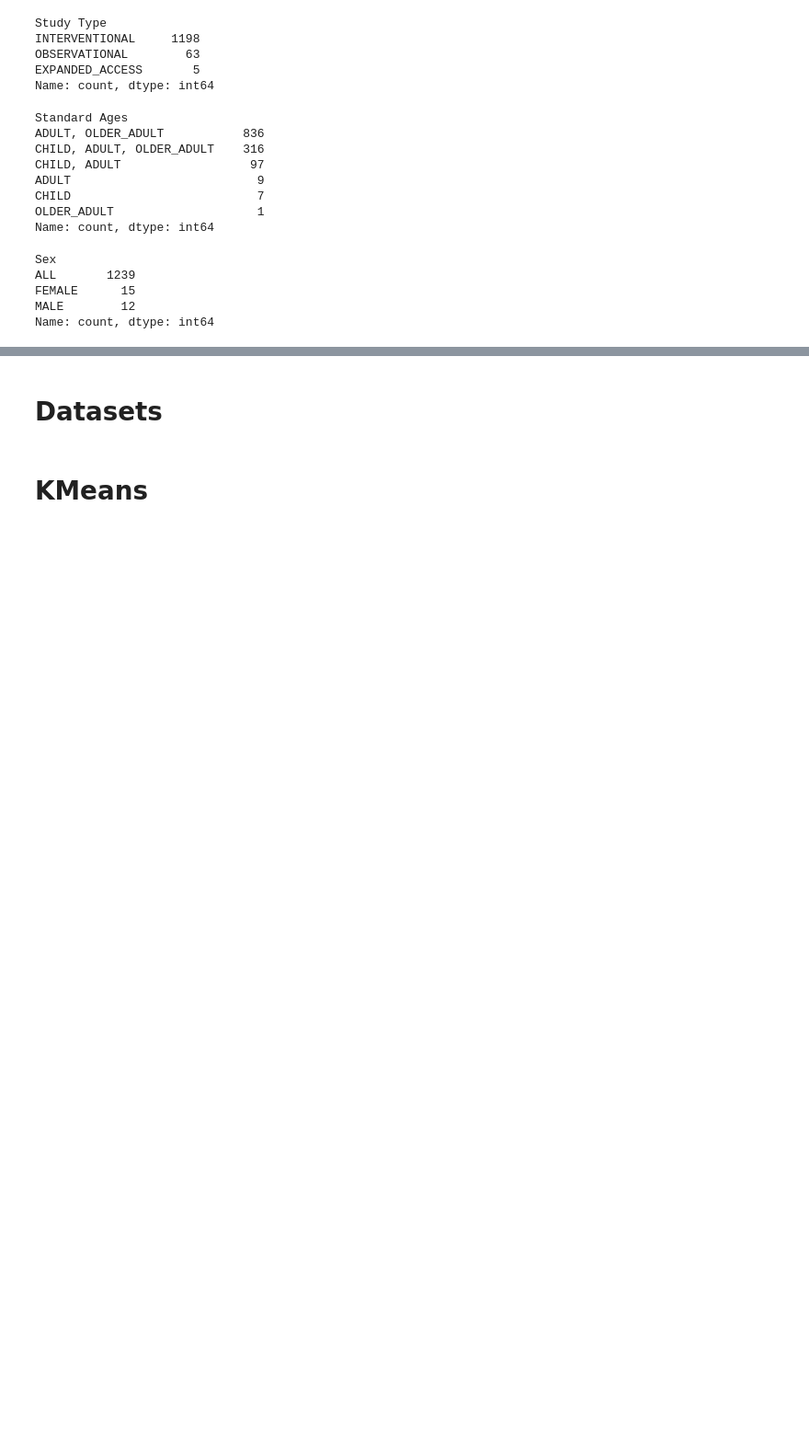
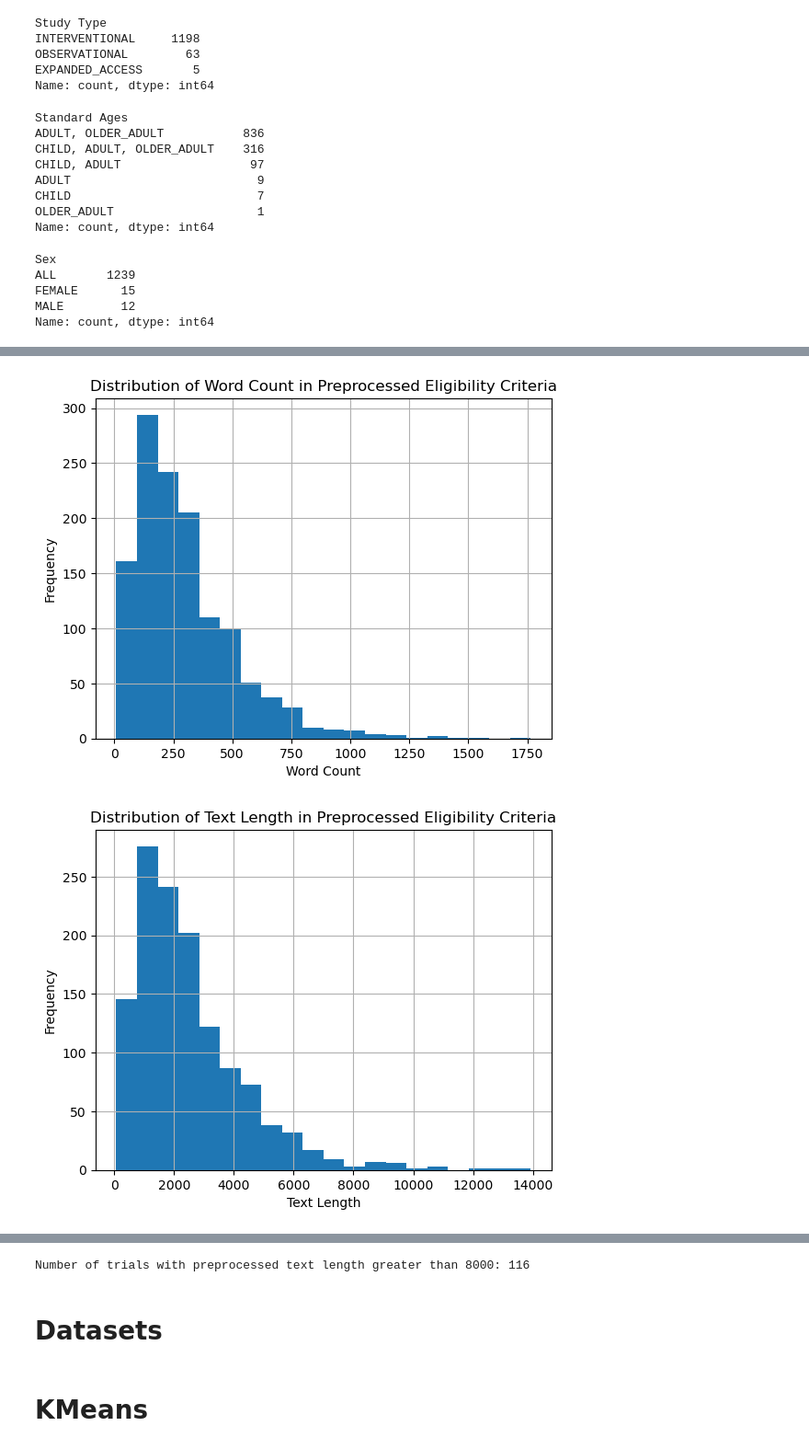
Before and after one commit to Bhanuteja917/ClusteringClinicalTrails, a Jupyter notebook: clustering.ipynb, the cells around one changed output, grey strips where cells are left out. Shown at 92% size. Drawn from its saved outputs; the diff is of its cells as text; code cells hidden in the pictures; blank space fills up the shorter version.

```diff
--- a/clustering.ipynb
+++ b/clustering.ipynb
@@ -173,3 +171,59 @@ ALL       1239
 FEMALE      15
 MALE        12
 Name: count, dtype: int64
+# %%
+import pandas as pd
+from nltk.tokenize import word_tokenize
+from nltk.corpus import stopwords
+import nltk
+import string
+nltk.download('punkt')
+nltk.download('stopwords')
+
+# Assuming 'raw_data' is your existing DataFrame with eligibility criteria text
+# Make sure 'eligibility_criteria' is the column name containing the text
+
+# Tokenization, lowercase, remove stopwords, and punctuations
+stop_words = set(stopwords.words("english"))
+punctuation = set(string.punctuation)
+
+def preprocess_text(text):
+    tokens = word_tokenize(text)
+    tokens = [word.lower() for word in tokens if word.isalpha()]  # Remove non-alphabetic tokens
+    tokens = [word for word in tokens if word not in stop_words]   # Remove stopwords
+    tokens = [word for word in tokens if word not in punctuation]  # Remove punctuation
+    return ' '.join(tokens)
+
+# Preprocess eligibility criteria and add to DataFrame
+raw_data['preprocessed_eligibility'] = raw_data['Eligibility Criteria'].apply(preprocess_text)
+
+# Exploratory Data Analysis (EDA)
+# You can perform various analyses depending on your goals. Here's a simple example:
+
+# Word count distribution
+raw_data['word_count'] = raw_data['preprocessed_eligibility'].apply(lambda x: len(x.split()))
+raw_data['word_count'].hist(bins=20)
+plt.title('Distribution of Word Count in Preprocessed Eligibility Criteria')
+plt.xlabel('Word Count')
+plt.ylabel('Frequency')
+plt.show()
+
+raw_data['text_length'] = raw_data['preprocessed_eligibility'].apply(len)
+raw_data['text_length'].hist(bins=20)
+plt.title('Distribution of Text Length in Preprocessed Eligibility Criteria')
+plt.xlabel('Text Length')
+plt.ylabel('Frequency')
+plt.show()
+
+# Top frequent words
+from wordcloud import WordCloud
+import matplotlib.pyplot as plt
+
+text = ' '.join(raw_data['preprocessed_eligibility'])
+wordcloud = WordCloud(width=800, height=400, background_color='white').generate(text)
+plt.figure(figsize=(10, 5))
+plt.imshow(wordcloud, interpolation='bilinear')
+plt.axis('off')
+plt.title('Word Cloud of Preprocessed Eligibility Criteria')
+plt.show()
+# %% [output]
@@ -175,0 +236,2 @@ Name: count, dtype: int64
+[figure, added]
+[figure, added]
@@ -175,0 +239,7 @@ Name: count, dtype: int64
+# %%
+# Assuming 'raw_data' is your DataFrame with preprocessed eligibility criteria
+count_long_texts = len(raw_data[raw_data['preprocessed_eligibility'].apply(len) > 5000])
+
+print(f"Number of trials with preprocessed text length greater than 8000: {count_long_texts}")
+# %% [output]
+Number of trials with preprocessed text length greater than 8000: 116
```
Also changed, not shown: parts of 27 cells of this notebook, 4 other files.
